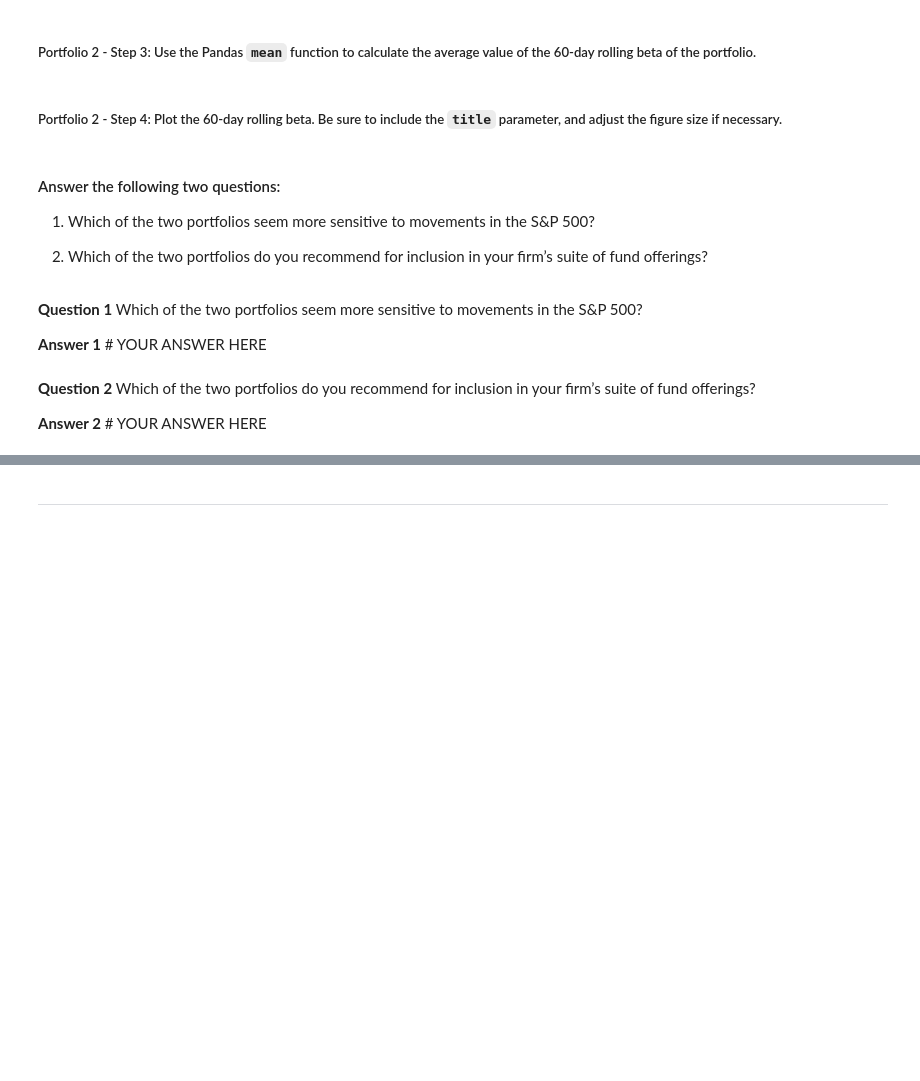
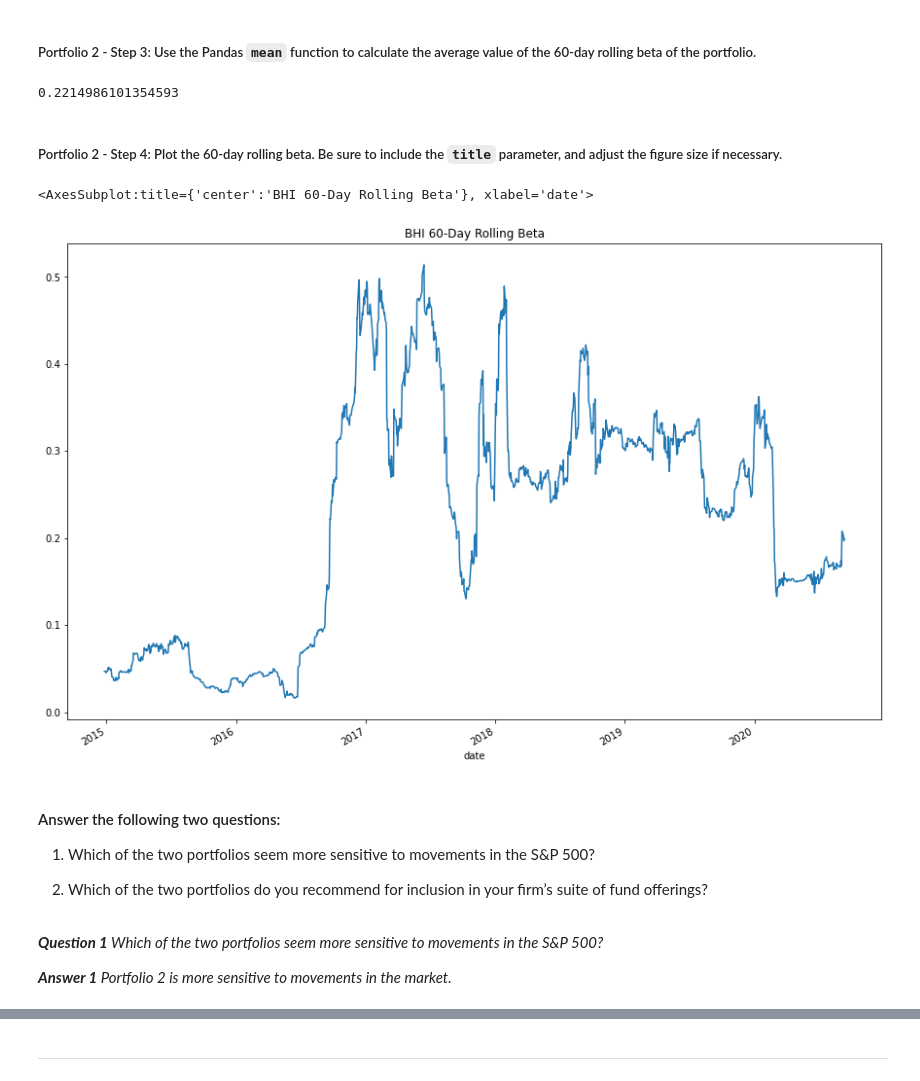
Before and after one commit to MC-Stream/The-Silver-Room, a Jupyter notebook: Module4-C/Starter_Code/risk_return_analysis.ipynb, the cells around one changed output, grey strips where cells are left out. Saved outputs shown, nothing was run; the diff lists cells and outputs as text; code cells hidden in the pictures; blank space fills up the shorter version.

```diff
--- a/Module4-C/Starter_Code/risk_return_analysis.ipynb
+++ b/Module4-C/Starter_Code/risk_return_analysis.ipynb
@@ -551,4 +584,5 @@ Your analysis is nearing completion. Now, you need to evaluate how the portfolio
 # %%
 # Calculate the covariance using a 60-day rolling window
 # Review the last five rows of the covariance data
-# YOUR CODE HERE
+bhi_60_rolling_covariance = bhi_daily_returns.rolling(window = 60).cov(sp500_daily_returns)
+bhi_60_rolling_covariance.tail()
@@ -557,4 +599,5 @@ Your analysis is nearing completion. Now, you need to evaluate how the portfolio
 # %%
 # Calculate the beta based on the 60-day rolling covariance compared to the market (S&P 500)
 # Review the last five rows of the beta information
-# YOUR CODE HERE
+bhi_60_rolling_beta = bhi_60_rolling_covariance / snp_60_rolling_variance
+bhi_60_rolling_beta.tail()
@@ -562,13 +613,19 @@ Your analysis is nearing completion. Now, you need to evaluate how the portfolio
 ##### Portfolio 2 - Step 3: Use the Pandas `mean` function to calculate the average value of the 60-day rolling beta of the portfolio.
 # %%
 # Calculate the average of the 60-day rolling beta
-# YOUR CODE HERE
+bhi_60_rolling_avb = bhi_60_rolling_beta.mean()
+bhi_60_rolling_avb
+# %% [output]
+0.2214986101354593
 # %% [markdown]
 ##### Portfolio 2 - Step 4: Plot the 60-day rolling beta. Be sure to include the `title` parameter, and adjust the figure size if necessary.
 # %%
 # Plot the rolling beta
 # Include a title parameter and adjust the figure size
-# YOUR CODE HERE
+bhi_60_rolling_beta.plot(figsize = (15, 10), title = "BHI 60-Day Rolling Beta")
+# %% [output]
+<AxesSubplot:title={'center':'BHI 60-Day Rolling Beta'}, xlabel='date'>
+[figure, added]
 # %% [markdown]
 #### Answer the following two questions:
 
@@ -576,10 +633,6 @@ Your analysis is nearing completion. Now, you need to evaluate how the portfolio
 
 2. Which of the two portfolios do you recommend for inclusion in your firm’s suite of fund offerings?
 # %% [markdown]
-**Question 1** Which of the two portfolios seem more sensitive to movements in the S&P 500?
+***Question 1** Which of the two portfolios seem more sensitive to movements in the S&P 500?*
 
-**Answer 1** # YOUR ANSWER HERE
+***Answer 1** Portfolio 2 is more sensitive to movements in the market.*
-# %% [markdown]
-**Question 2** Which of the two portfolios do you recommend for inclusion in your firm’s suite of fund offerings?
-
-**Answer 2** # YOUR ANSWER HERE
```
Also changed, not shown: parts of 8 cells of this notebook.
